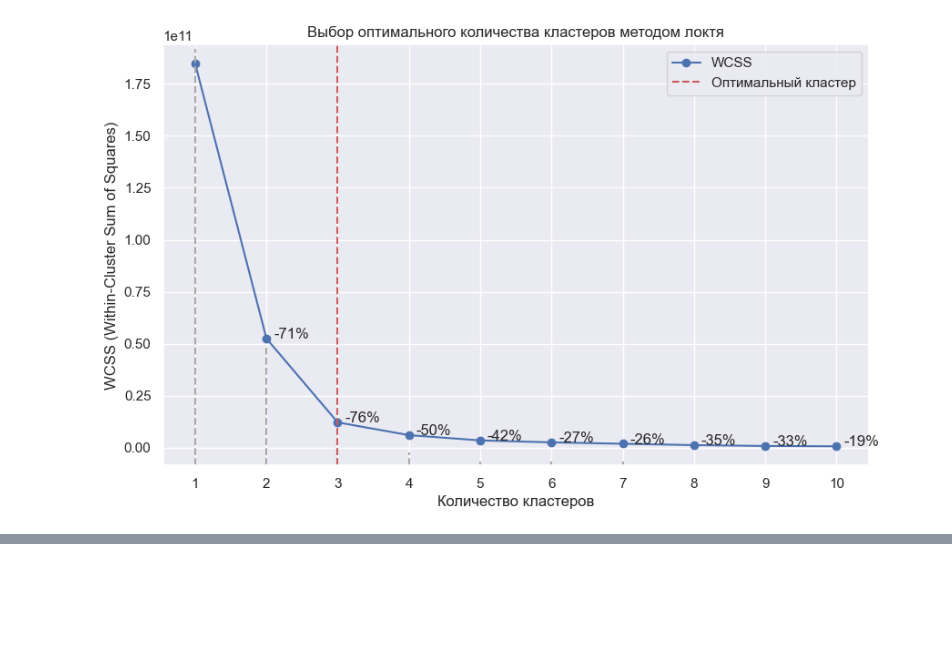
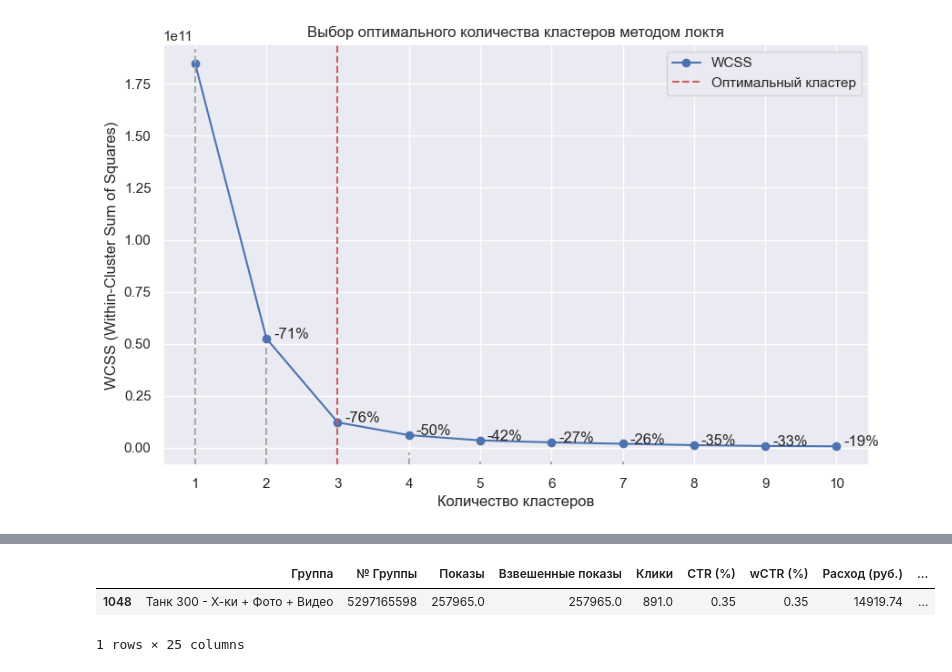
Before and after one commit to neZorinEgor/AdsAnalyzer, a Jupyter notebook: analys/main.ipynb, the cells around one changed output, grey strips where cells are left out. Cells and saved outputs as stored; diff of their text form; code cells hidden in the pictures; blank space fills up the shorter version.

```diff
--- a/analys/main.ipynb
+++ b/analys/main.ipynb
@@ -443,0 +455,7 @@ Name: count, dtype: int64
+# %%
+cluster_1 = analys_df.query("cluster==1")
+cluster_1
+# %% [output]
+|  | Группа | № Группы | Показы | Взвешенные показы | Клики | CTR (%) | wCTR (%) | Расход (руб.) | ... |
+| 1048 | Танк 300 - Х-ки + Фото + Видео | 5297165598 | 257965.0 | 257965.0 | 891.0 | 0.35 | 0.35 | 14919.74 | ... |
+1 rows × 25 columns
```
Also changed, not shown: parts of 4 cells of this notebook, 1 other file.
